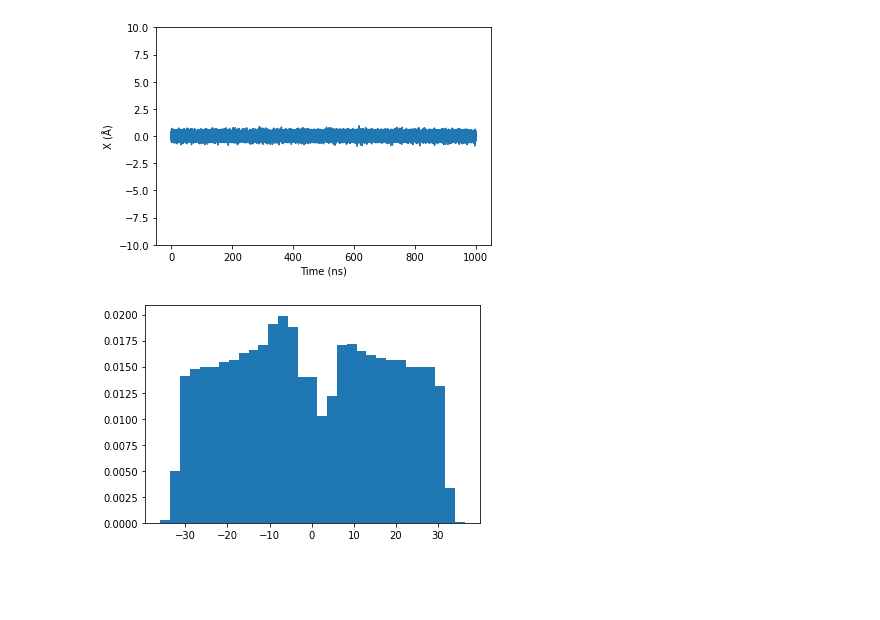
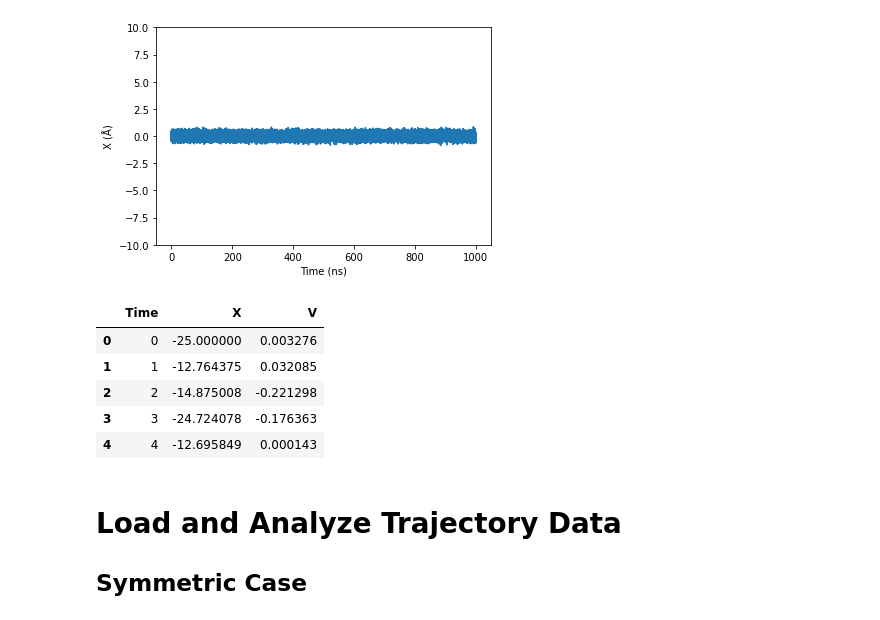
Before and after one commit to wesleymsmith/Milestone_Error_Analysis_Testing, a Jupyter notebook: Milestone_Polynomial_Model_Test.ipynb, the cells around one changed output. Cells and saved outputs as stored; diff of their text form; code cells hidden in the pictures; blank space fills up the shorter version.

```diff
--- a/Milestone_Polynomial_Model_Test.ipynb
+++ b/Milestone_Polynomial_Model_Test.ipynb
@@ -287,13 +331,24 @@ plt.ylim(-10,10)
 plt.show()
 # %% [output]
 [figure]
-# %%
-plt.hist(
-    x=trajData2['trajectory'],
-    bins=31,
-    density=True,
-    #log=True
-)
-plt.show()
-# %% [output]
-[figure, removed]
+# %%
+trajTable2=pd.DataFrame(dict(
+    Time=np.arange(len(trajData2['trajectory'])),
+    X=trajData2['trajectory']
+))
+if 'velocities' in trajData2:
+    trajTable2['V']=np.array(trajData2['velocities'])[:len(trajTable2)]
+
+display(trajTable2.head())
+trajTable2.to_csv('asymmetric_case.raw_trajectory_data.csv')
+# %% [output]
+|  | Time | X | V |
+| 0 | 0 | -25.000000 | 0.003276 |
+| 1 | 1 | -12.764375 | 0.032085 |
+| 2 | 2 | -14.875008 | -0.221298 |
+| 3 | 3 | -24.724078 | -0.176363 |
+| 4 | 4 | -12.695849 | 0.000143 |
+# %% [markdown]
+# Load and Analyze Trajectory Data
+
+## Symmetric Case
```
Also changed, not shown: parts of 17 cells of this notebook.
